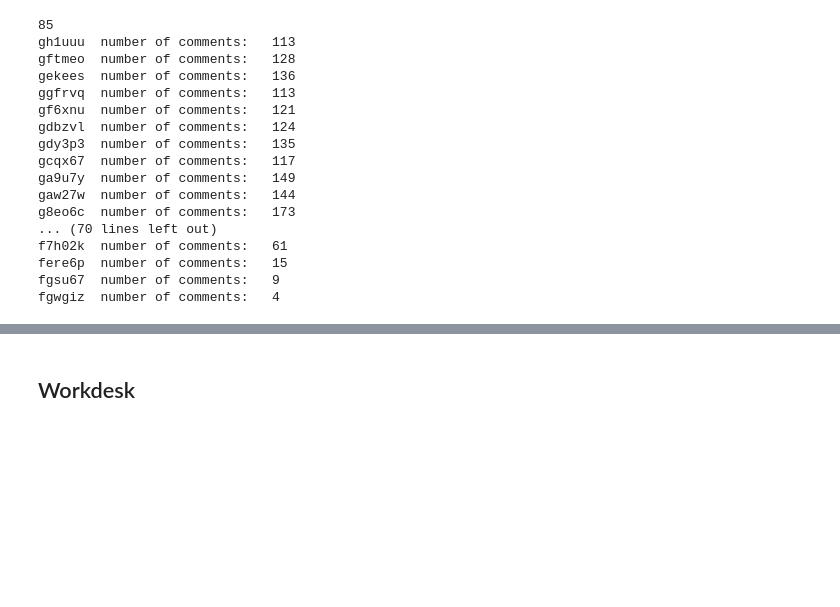
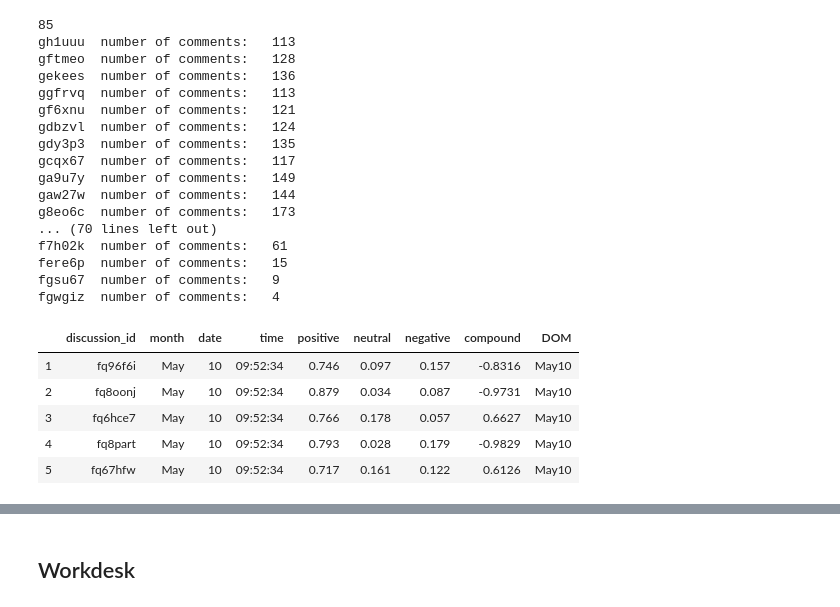
Before and after one commit to Allyson-English/sentiment_analysis, a Jupyter notebook: Reddit_COVID.ipynb, the cells around one changed output, grey strips where cells are left out. Saved outputs shown, nothing was run; the diff lists cells and outputs as text; code cells hidden in the pictures; blank space fills up the shorter version.

```diff
--- a/Reddit_COVID.ipynb
+++ b/Reddit_COVID.ipynb
@@ -179,7 +171,14 @@ for comment in tokens:
 # %%
 # Making dataframe
 
-d = {'discussion_id': comment_ids, 'month': m_date, 'date': d_date, 'time': time_24, 'positive': positive, 'neutral': neutral, 'negative': negative, 'compound': compound}
-df = pd.DataFrame(data=d)
-df = df[df.positive != 1.0000]
+# d = {'discussion_id': comment_ids, 'month': m_date, 'date': d_date, 'time': time_24, 'positive': positive, 'neutral': neutral, 'negative': negative, 'compound': compound}
+# df = pd.DataFrame(data=d)
+# df = df[df.positive != 1.0000]
 df.head()
+# %% [output]
+|  | discussion_id | month | date | time | positive | neutral | negative | compound | DOM |
+| 1 | fq96f6i | May | 10 | 09:52:34 | 0.746 | 0.097 | 0.157 | -0.8316 | May10 |
+| 2 | fq8oonj | May | 10 | 09:52:34 | 0.879 | 0.034 | 0.087 | -0.9731 | May10 |
+| 3 | fq6hce7 | May | 10 | 09:52:34 | 0.766 | 0.178 | 0.057 | 0.6627 | May10 |
+| 4 | fq8part | May | 10 | 09:52:34 | 0.793 | 0.028 | 0.179 | -0.9829 | May10 |
+| 5 | fq67hfw | May | 10 | 09:52:34 | 0.717 | 0.161 | 0.122 | 0.6126 | May10 |
```
Also changed, not shown: parts of 9 cells of this notebook.
